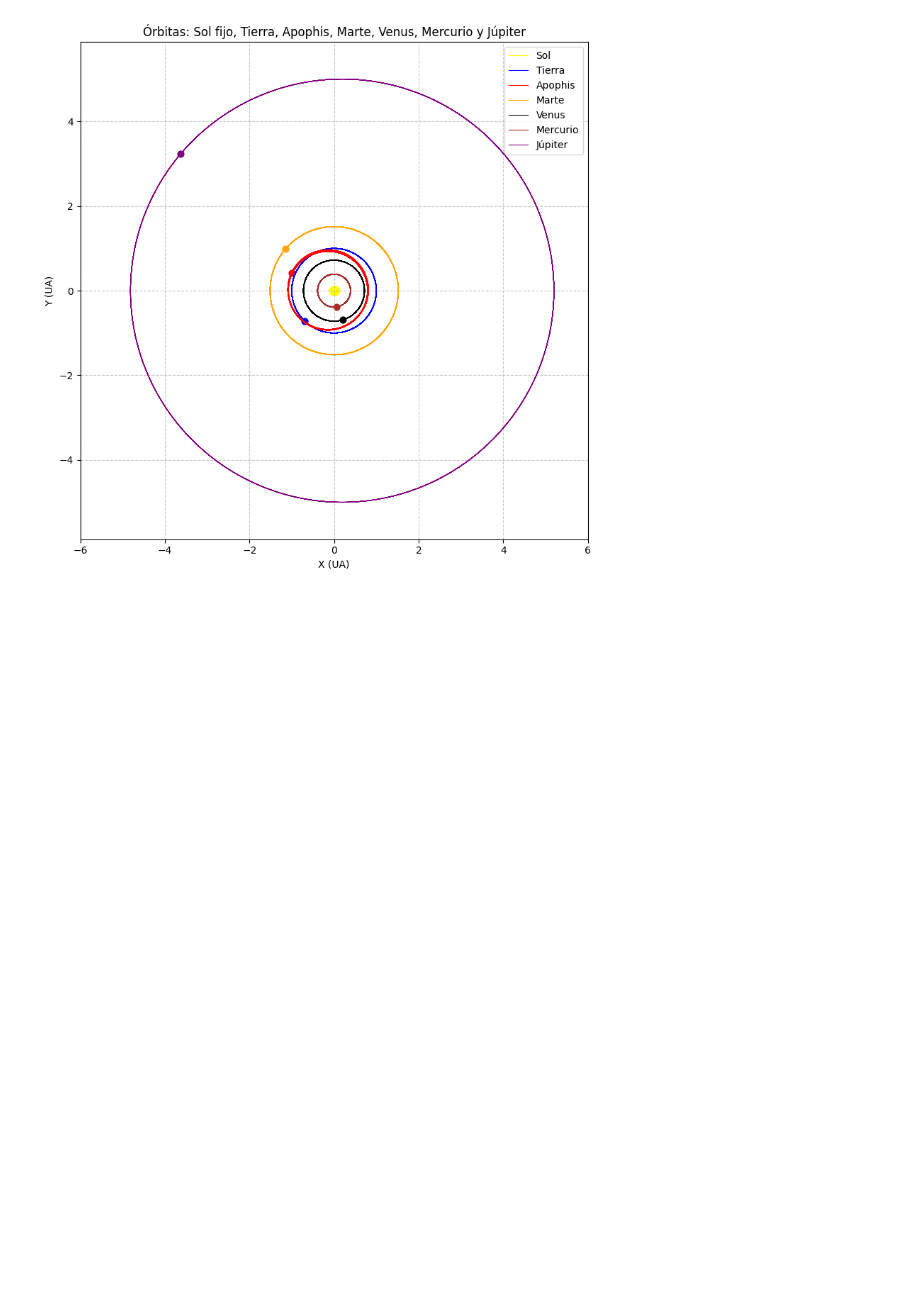
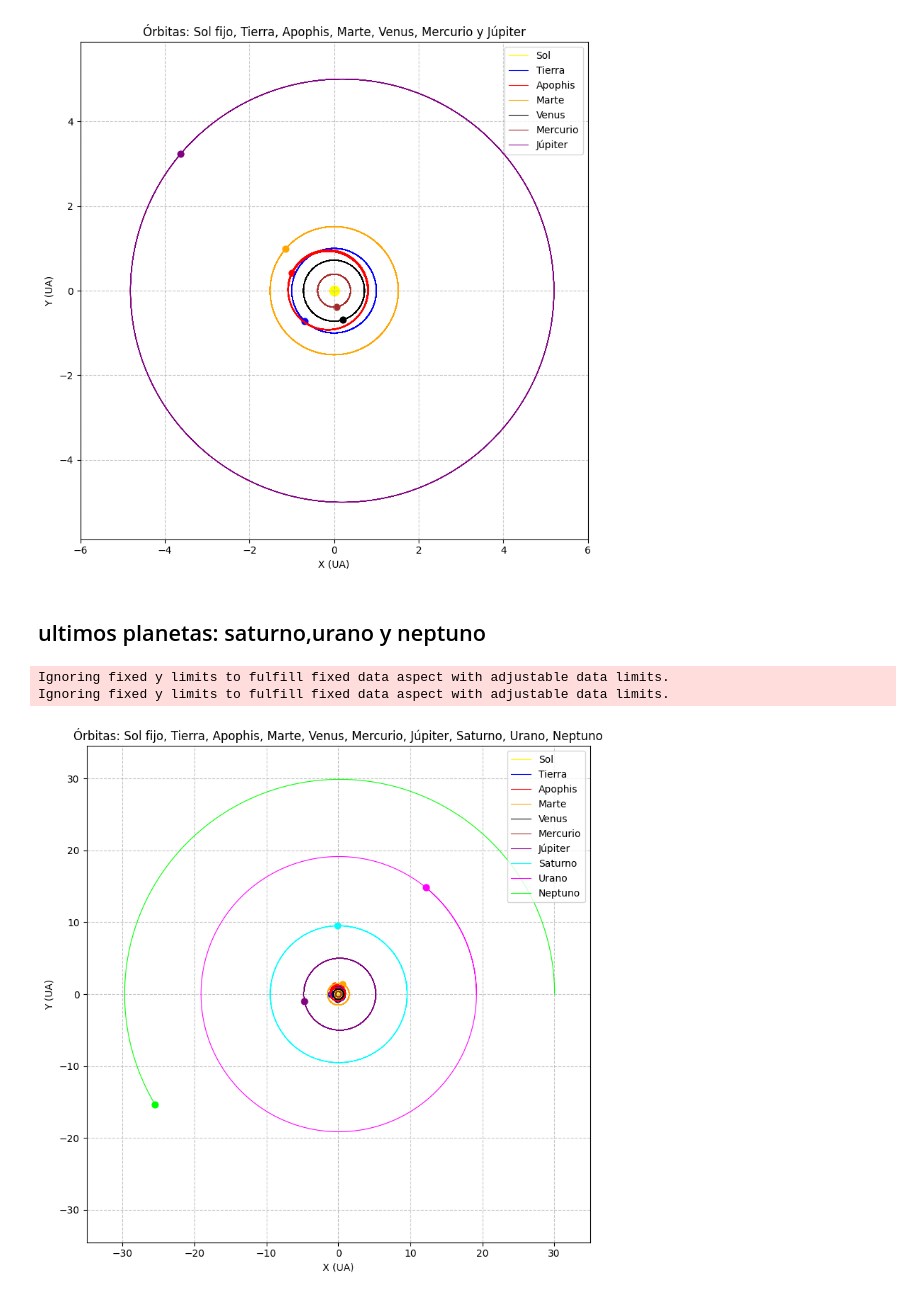
Before and after one commit to meccel-2026-2/Proyecto-del-curso-Apophis, a Jupyter notebook: proyecto-del-curso-Apophis.ipynb, the cells around one changed output. Saved outputs shown, nothing was run; the diff lists cells and outputs as text; code cells hidden in the pictures; blank space fills up the shorter version.

Commit message:
todos los planetasssss :0

```diff
--- a/proyecto-del-curso-Apophis.ipynb
+++ b/proyecto-del-curso-Apophis.ipynb
@@ -224,3 +220,81 @@ plt.tight_layout()
 plt.show()
 # %% [output]
 [figure]
+# %% [markdown]
+## ultimos planetas: saturno,urano y neptuno
+# %%
+# Sistema con Sol, Tierra, Apophis, Marte, Venus, Mercurio y Júpiter
+sistema = [
+    dict(m=1.0, r=np.array([0.0, 0.0, 0.0]), v=np.array([0.0, 0.0, 0.0])), # Sol
+    dict(m=3e-6, r=np.array([1.0, 0.0, 0.0]), v=np.array([0.0, 1.0, 0.0])), # Tierra
+    dict(m=1e-10, r=np.array([0.8, 0.0, 0.0]), v=np.array([0.0, 1.2, 0.0])), # Apophis
+    dict(m=3.2e-7, r=np.array([1.52, 0.0, 0.0]), v=np.array([0.0, 0.81, 0.0])), # Marte
+    dict(m=2.4e-6, r=np.array([0.72, 0.0, 0.0]), v=np.array([0.0, 1.18, 0.0])), # Venus
+    dict(m=1.7e-7, r=np.array([0.39, 0.0, 0.0]), v=np.array([0.0, 1.6, 0.0])), # Mercurio
+    dict(m=9.5e-4, r=np.array([5.2, 0.0, 0.0]), v=np.array([0.0, 0.43, 0.0])),  # Júpiter
+    dict(m=2.86e-4, r=np.array([9.58, 0.0, 0.0]), v=np.array([0.0, 0.322, 0.0])),  # Saturno
+    dict(m=4.37e-5, r=np.array([19.2, 0.0, 0.0]), v=np.array([0.0, 0.228, 0.0])),  # Urano
+    dict(m=5.15e-5, r=np.array([30.05, 0.0, 0.0]), v=np.array([0.0, 0.182, 0.0]))  # Neptuno
+]
+
+def aceleraciones(sistema):
+    n = len(sistema)
+    a = [np.zeros(3) for _ in range(n)]
+    for i in range(n):
+        if i == 0:  # Sol fijo
+            continue
+        for j in range(n):
+            if i != j:
+                r_vec = sistema[j]['r'] - sistema[i]['r']
+                eps = 1e-5
+                dist = np.linalg.norm(r_vec) + 1e-10
+                a[i] += sistema[j]['m'] * r_vec / (dist**2 + eps**2)**(3/2)
+    return a
+
+def paso_leapfrog(sistema, dt):
+    a = aceleraciones(sistema)
+    for i in range(1, len(sistema)):
+        sistema[i]['v'] += 0.5 * a[i] * dt
+    for i in range(1, len(sistema)):
+        sistema[i]['r'] += sistema[i]['v'] * dt
+    a_new = aceleraciones(sistema)
+    for i in range(1, len(sistema)):
+        sistema[i]['v'] += 0.5 * a_new[i] * dt
+
+# Parámetros de simulación
+dt = 0.0005
+pasos = 1200000
+
+trayectorias = [[] for _ in sistema]
+
+for step in range(pasos):
+    paso_leapfrog(sistema, dt)
+    if step % 10 == 0:
+        for i in range(len(sistema)):
+            trayectorias[i].append(sistema[i]['r'].copy())
+
+colors = ['yellow', 'blue', 'red', 'orange', 'black', 'brown', 'purple', 'cyan', 'magenta', 'lime']
+labels = ['Sol', 'Tierra', 'Apophis', 'Marte', 'Venus', 'Mercurio', 'Júpiter','Saturno','Urano','Neptuno']
+
+# Gráfica
+plt.figure(figsize=(8,8))
+for i in range(len(sistema)):
+    tray = np.array(trayectorias[i])
+    plt.plot(tray[:,0], tray[:,1], color=colors[i], label=labels[i], linewidth=0.8)
+    plt.scatter(tray[-1,0], tray[-1,1], color=colors[i], s=40)
+
+plt.scatter(0, 0, color='yellow', s=100)  # Sol en el origen
+plt.legend(loc="upper right")
+plt.grid(True, linestyle='--', alpha=0.7)
+plt.axis('equal')
+plt.xlabel('X (UA)')
+plt.ylabel('Y (UA)')
+plt.title('Órbitas: Sol fijo, Tierra, Apophis, Marte, Venus, Mercurio, Júpiter, Saturno, Urano, Neptuno')
+plt.xlim(-35, 35)
+plt.ylim(-35, 35)
+plt.tight_layout()
+plt.show()
+# %% [output]
+Ignoring fixed y limits to fulfill fixed data aspect with adjustable data limits.
+Ignoring fixed y limits to fulfill fixed data aspect with adjustable data limits.
+[figure, added]
```
Also changed, not shown: parts of 2 cells of this notebook.
